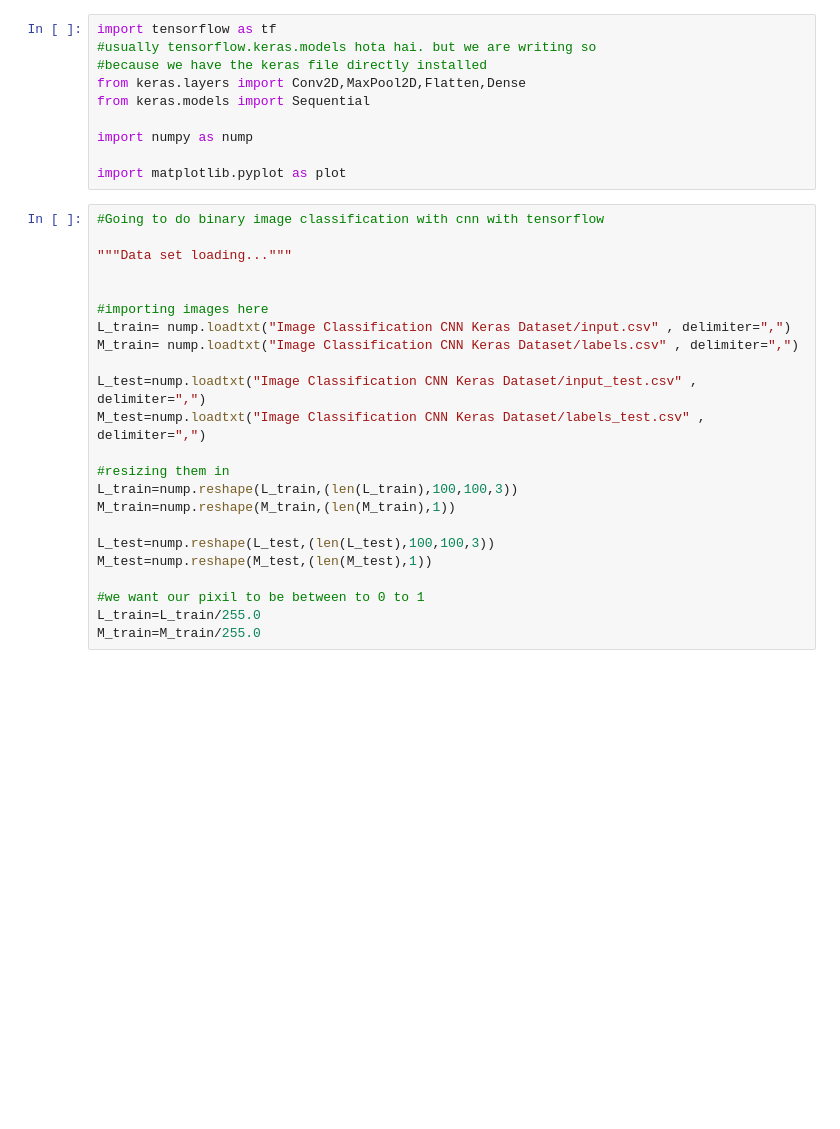
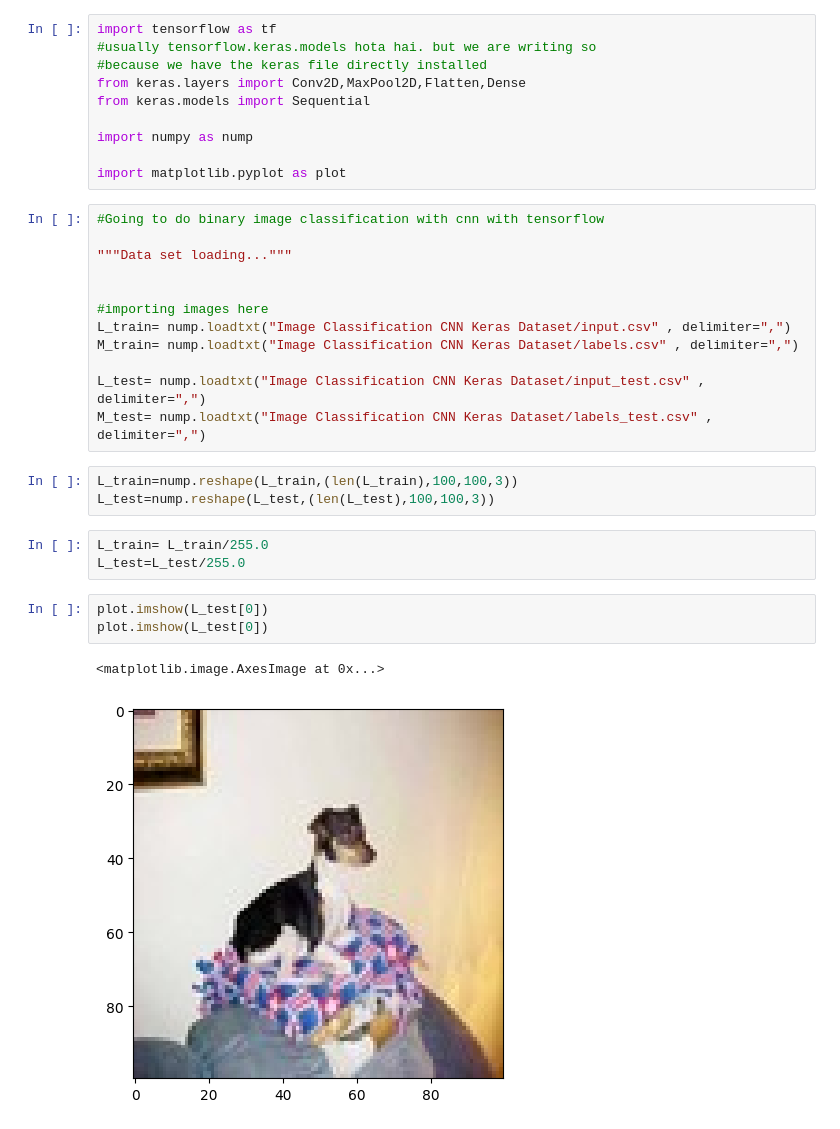
Before and after one commit to kartikayakulshrestha/MeowBar, a Jupyter notebook: nb.ipynb, the cells around one changed output. Cells and saved outputs as stored; diff of their text form; blank space fills up the shorter version.

Commit message:
corrrect my mistake converted L train and Ltest only

```diff
--- a/nb.ipynb
+++ b/nb.ipynb
@@ -18,17 +18,18 @@ import matplotlib.pyplot as plot
 L_train= nump.loadtxt("Image Classification CNN Keras Dataset/input.csv" , delimiter=",")
 M_train= nump.loadtxt("Image Classification CNN Keras Dataset/labels.csv" , delimiter=",")
 
-L_test=nump.loadtxt("Image Classification CNN Keras Dataset/input_test.csv" , delimiter=",")
-M_test=nump.loadtxt("Image Classification CNN Keras Dataset/labels_test.csv" , delimiter=",")
-
-#resizing them in
-L_train=nump.reshape(L_train,(len(L_train),100,100,3))
-M_train=nump.reshape(M_train,(len(M_train),1))
-
-L_test=nump.reshape(L_test,(len(L_test),100,100,3))
-M_test=nump.reshape(M_test,(len(M_test),1))
-
-#we want our pixil to be between to 0 to 1
-L_train=L_train/255.0
-M_train=M_train/255.0
+L_test= nump.loadtxt("Image Classification CNN Keras Dataset/input_test.csv" , delimiter=",")
+M_test= nump.loadtxt("Image Classification CNN Keras Dataset/labels_test.csv" , delimiter=",")
+# %%
+L_train=nump.reshape(L_train,(len(L_train),100,100,3))
+L_test=nump.reshape(L_test,(len(L_test),100,100,3))
+# %%
+L_train= L_train/255.0
+L_test=L_test/255.0
+# %%
+plot.imshow(L_test[0])
+plot.imshow(L_test[0])
+# %% [output]
+<matplotlib.image.AxesImage at 0x...>
+[figure, added]
 # %%
```
Also changed, not shown: parts of 7 cells of this notebook.
